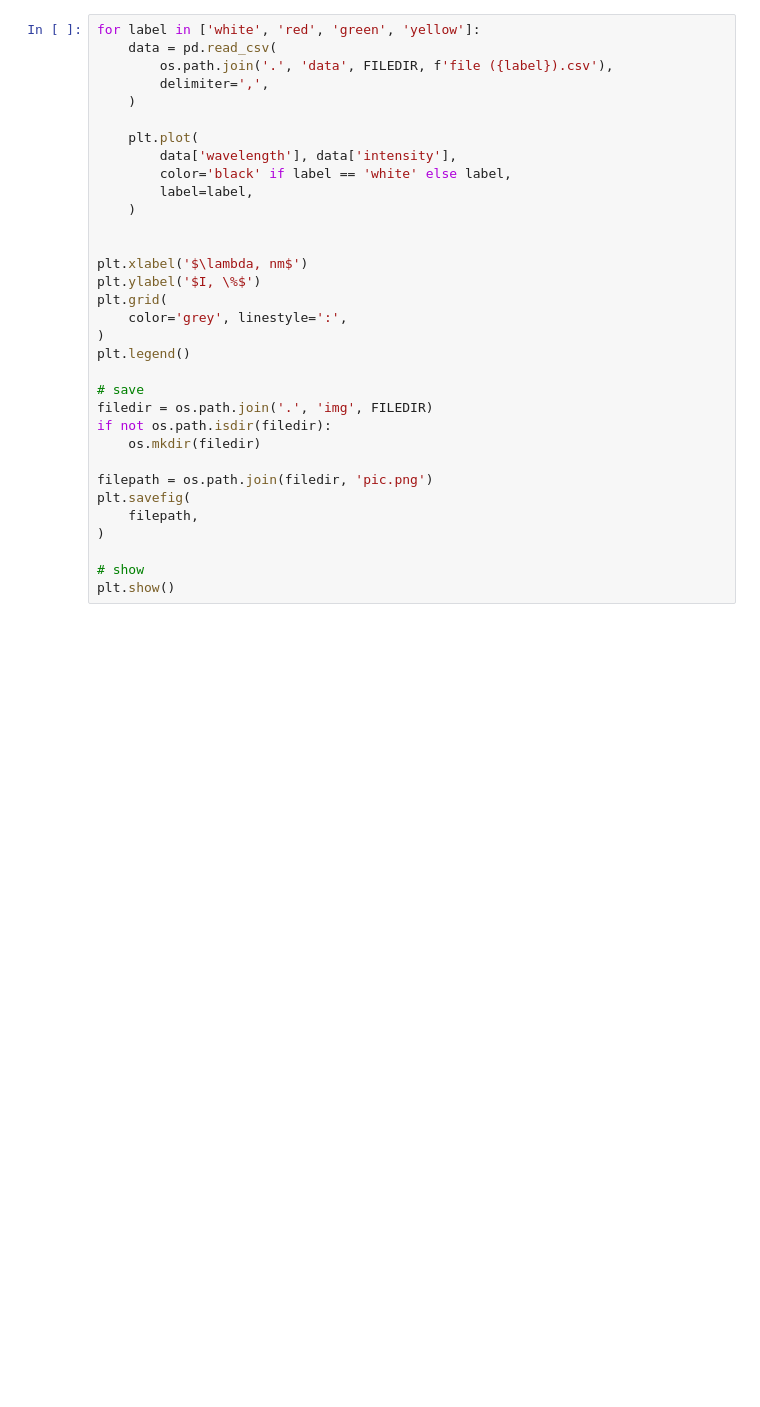
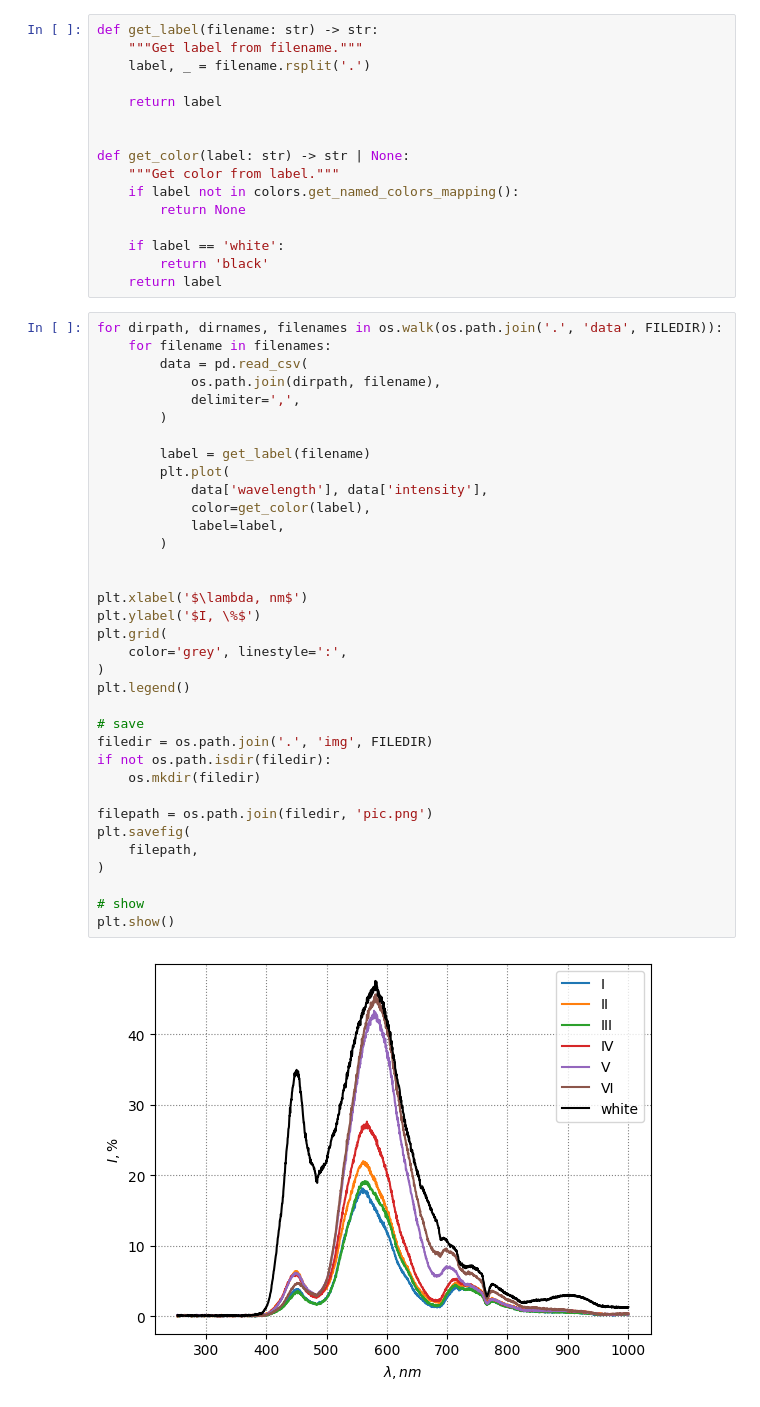
Before and after one commit to Exinker/reflection-spectrum-of-leaves, a Jupyter notebook: review.ipynb, the cells around one changed output. Cells and saved outputs as stored; diff of their text form; blank space fills up the shorter version.

```diff
--- a/review.ipynb
+++ b/review.ipynb
@@ -6,38 +7,58 @@ import matplotlib.pyplot as plt
 
 from core.config import FILEDIR
+# %%
+def get_label(filename: str) -> str:
+    """Get label from filename."""
+    label, _ = filename.rsplit('.')
+
+    return label
+
+
+def get_color(label: str) -> str | None:
+    """Get color from label."""
+    if label not in colors.get_named_colors_mapping():
+        return None
+
+    if label == 'white':
+        return 'black'
+    return label
 # %%
-for label in ['white', 'red', 'green', 'yellow']:
-    data = pd.read_csv(
-        os.path.join('.', 'data', FILEDIR, f'file ({label}).csv'),
-        delimiter=',',
-    )
+for dirpath, dirnames, filenames in os.walk(os.path.join('.', 'data', FILEDIR)):
+    for filename in filenames:
+        data = pd.read_csv(
+            os.path.join(dirpath, filename),
+            delimiter=',',
+        )
 
-    plt.plot(
-        data['wavelength'], data['intensity'],
-        color='black' if label == 'white' else label,
-        label=label,
-    )
+        label = get_label(filename)
+        plt.plot(
+            data['wavelength'], data['intensity'],
+            color=get_color(label),
+            label=label,
+        )
 
 
 plt.xlabel('$\lambda, nm$')
 plt.ylabel('$I, \%$')
 plt.grid(
     color='grey', linestyle=':',
 )
 plt.legend()
 
 # save
 filedir = os.path.join('.', 'img', FILEDIR)
 if not os.path.isdir(filedir):
     os.mkdir(filedir)
 
 filepath = os.path.join(filedir, 'pic.png')
 plt.savefig(
     filepath,
 )
 
 # show
 plt.show()
+# %% [output]
+[figure, added]
 # %%
 green = pd.read_csv(
     os.path.join('.', 'data', FILEDIR, 'file (green).csv'),
```
Also changed, not shown: parts of 2 cells of this notebook, 22 other files.
